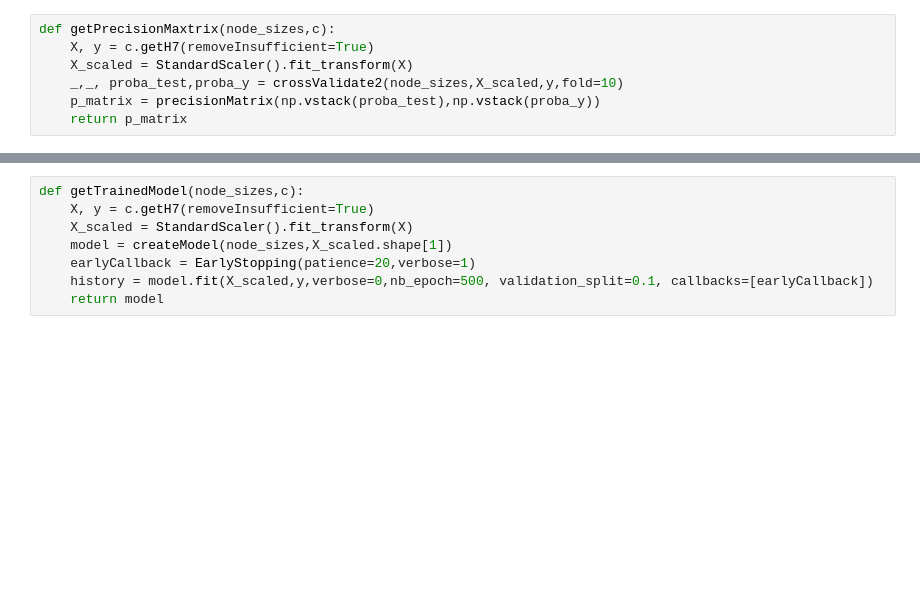
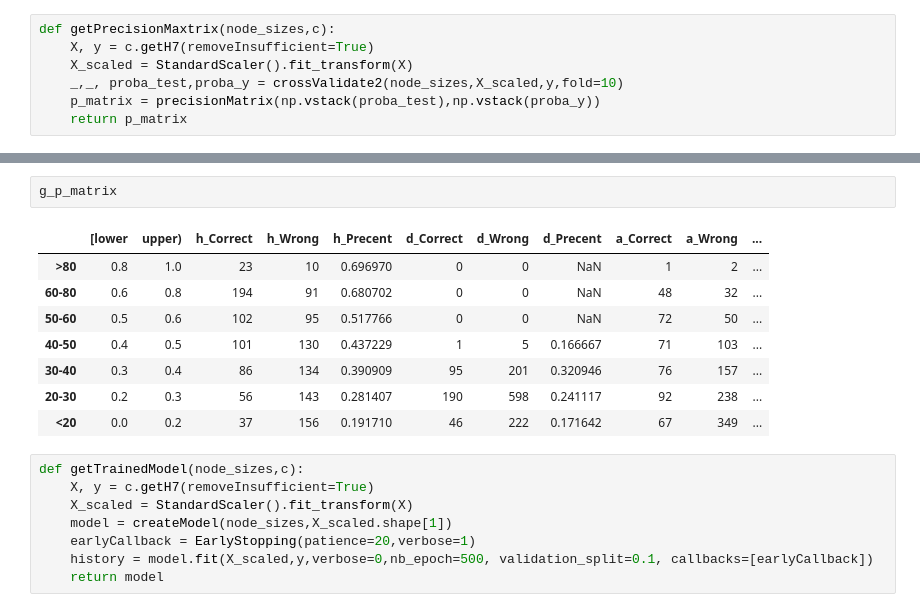
Before and after one commit to yat011/football_prediction, a Jupyter notebook: main-V9(work).ipynb, the cells around one changed output, grey strips where cells are left out. Cells and saved outputs as stored; diff of their text form; blank space fills up the shorter version.

```diff
--- a/main-V9(work).ipynb
+++ b/main-V9(work).ipynb
@@ -1534,3 +1537,14 @@ Fold: 10, Class dist.: [540 299 385], val_loss: 1.027
+# %%
+g_p_matrix
+# %% [output]
+|  | [lower | upper) | h_Correct | h_Wrong | h_Precent | d_Correct | d_Wrong | d_Precent | a_Correct | a_Wrong | ... |
+| >80 | 0.8 | 1.0 | 23 | 10 | 0.696970 | 0 | 0 | NaN | 1 | 2 | ... |
+| 60-80 | 0.6 | 0.8 | 194 | 91 | 0.680702 | 0 | 0 | NaN | 48 | 32 | ... |
+| 50-60 | 0.5 | 0.6 | 102 | 95 | 0.517766 | 0 | 0 | NaN | 72 | 50 | ... |
+| 40-50 | 0.4 | 0.5 | 101 | 130 | 0.437229 | 1 | 5 | 0.166667 | 71 | 103 | ... |
+| 30-40 | 0.3 | 0.4 | 86 | 134 | 0.390909 | 95 | 201 | 0.320946 | 76 | 157 | ... |
+| 20-30 | 0.2 | 0.3 | 56 | 143 | 0.281407 | 190 | 598 | 0.241117 | 92 | 238 | ... |
+| <20 | 0.0 | 0.2 | 37 | 156 | 0.191710 | 46 | 222 | 0.171642 | 67 | 349 | ... |
 # %%
 def getTrainedModel(node_sizes,c):
     X, y = c.getH7(removeInsufficient=True)
```
Also changed, not shown: parts of 7 cells of this notebook, 3 other files.
